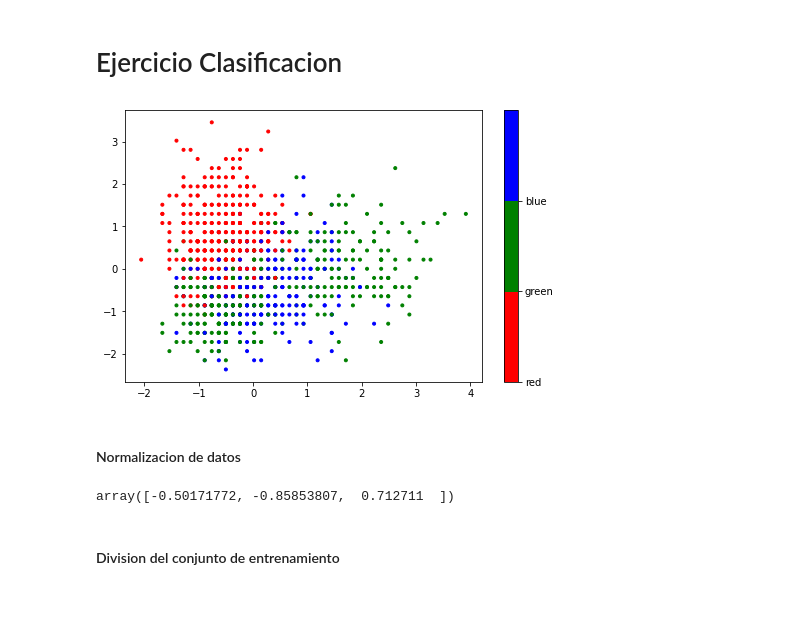
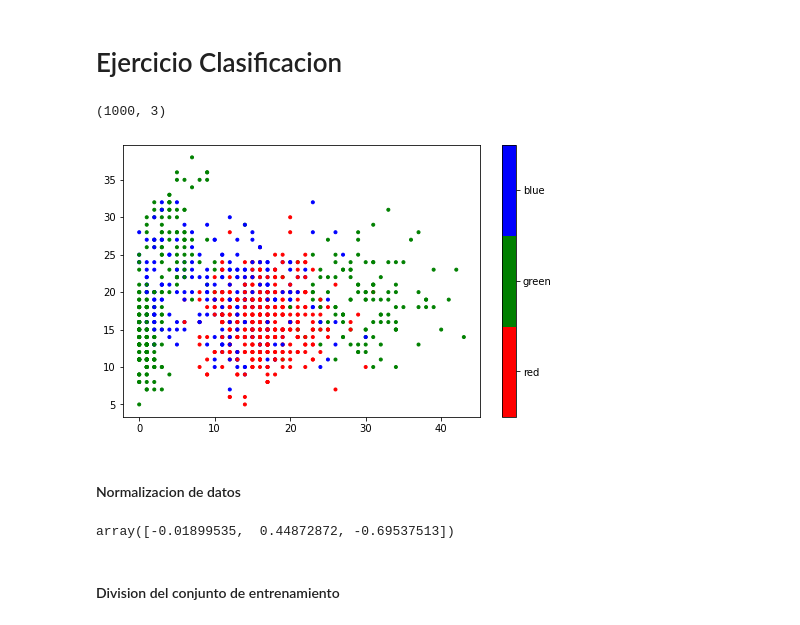
Before and after one commit to UnidadDataScience/DiplomadoIA2021, a Jupyter notebook: Ejercicio Clasificacion.ipynb, the cells around one changed output. Saved outputs shown, nothing was run; the diff lists cells and outputs as text; code cells hidden in the pictures.

```diff
--- a/Ejercicio Clasificacion.ipynb
+++ b/Ejercicio Clasificacion.ipynb
@@ -15,33 +15,38 @@ length=150
 X, Y = make_multilabel_classification(n_samples=1000,
                                       n_features=3,
                                       n_classes=n_classes,
-                                      n_labels=n_labels)
+                                      n_labels=1)
 y = Y.sum(1)
+# %%
+X.shape
+# %% [output]
+(1000, 3)
 # %%
 COLORS = ['red','green','blue']
 
 fig = plt.figure(figsize=(8,5))
 
-plt.scatter(X[:, 0], X[:, 1], c=list(Y.sum(1)),
+plt.scatter(X[:, 0], X[:, 2], c=list(Y.sum(1)),
            cmap=matplotlib.colors.ListedColormap(COLORS),
            marker='.')
 
 cb = plt.colorbar()
-loc = np.arange(0,max(Y.sum(1)),max(Y.sum(1))/float(len(COLORS)))
+loc = np.arange(0,max(Y.sum(1)), max(Y.sum(1))/float(len(COLORS))) + 0.5
 cb.set_ticks(loc)
 cb.set_ticklabels(COLORS)
 # %% [output]
-[figure, old version]
+[figure, new version]
 # %% [markdown]
 #### Normalizacion de datos
 # %%
 from sklearn.preprocessing import StandardScaler
 
 scaler = StandardScaler()
+
 X = scaler.fit_transform(X)
 X[1]
 # %% [output]
-array([-0.50171772, -0.85853807,  0.712711  ])
+array([-0.01899535,  0.44872872, -0.69537513])
 # %% [markdown]
 #### Division del conjunto de entrenamiento
 # %%
```
Also changed, not shown: parts of 13 cells of this notebook, 3 other files.
